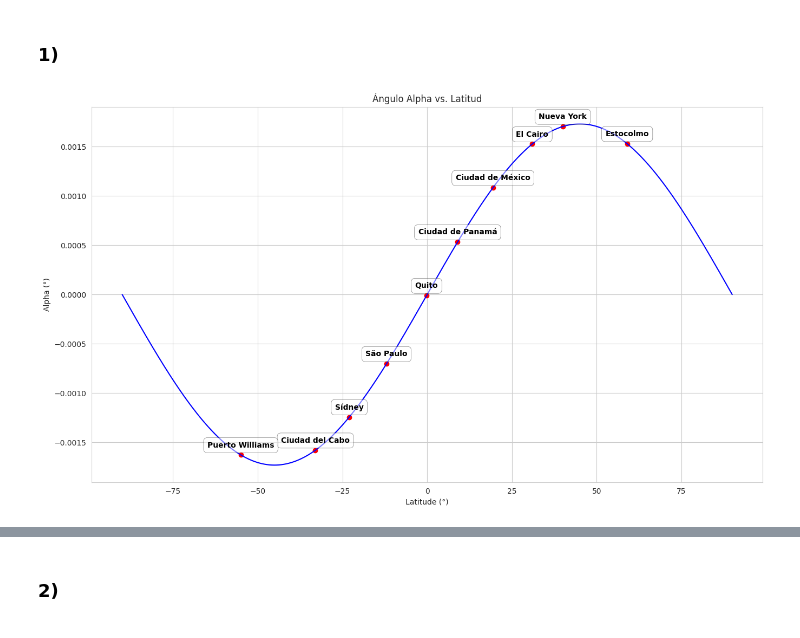
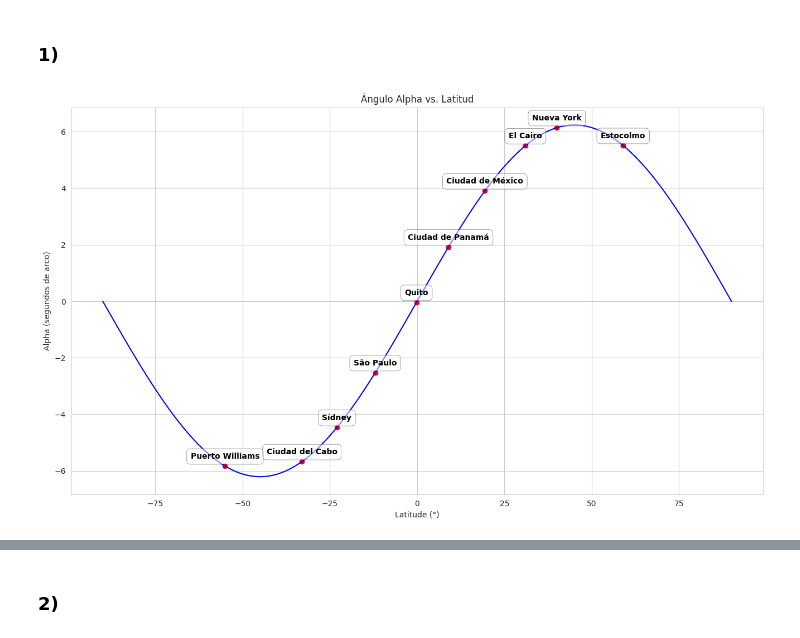
Before and after one commit to JsNcAr/University, a Jupyter notebook: Mechanics/Tarea_1.ipynb, the cells around one changed output, grey strips where cells are left out. Cells and saved outputs as stored; diff of their text form; code cells hidden in the pictures.

```diff
--- a/Mechanics/Tarea_1.ipynb
+++ b/Mechanics/Tarea_1.ipynb
@@ -25,18 +25,16 @@ import pandas as pd
 import math
 # %%
 # Initial data
-latitudes = np.linspace(-90, 90, 1000)
+latitudes = np.linspace(-90, 90, 1000) # Latitudes in arcseconds
 Omega = 7.2921150e-5  # Angular velocity of Earth (rad/s)
 R = 6371e3  # Earth's radius in meters
 g = 9.8  # Acceleration due to gravity (m/s^2)
-
-# Function to calculate the alpha angle
-def alpha(lat):
-    return Omega**2 * R * np.sin(lat * np.pi / 180) * np.cos(lat * np.pi / 180) / (g - Omega**2 * R * np.sin(lat * np.pi / 180)**2)
 # %%
 # Function to calculate the alpha angle
 def alpha(lat):
-    return Omega**2 * R * np.sin(lat * np.pi / 180) * np.cos(lat * np.pi / 180) / (g - Omega**2 * R * np.sin(lat * np.pi / 180)**2)
+    deg = Omega**2 * R * np.sin(lat * np.pi / 180) * np.cos(lat * np.pi / 180) / (g - Omega**2 * R * np.sin(lat * np.pi / 180))
+    arcsec = deg * 3600
+    return arcsec
 # %%
 # Important cities with latitude for the graph
 cities_list = [
@@ -58,29 +56,29 @@ df['Alpha'] = df['Latitude'].apply(alpha)
 # %%
 # Plotting the graph
 sns.set_style('whitegrid')
 plt.figure(figsize=(16, 9))
 plt.plot(latitudes, alpha(latitudes), color='blue')
 plt.scatter(df['Latitude'], df['Alpha'], color='red')
 
 # Add labels for each city point
 for index, row in df.iterrows():
     plt.text(
-        row['Latitude'], row['Alpha'] + 0.00006, row['City'],
+        row['Latitude'], row['Alpha'] + 0.2 , row['City'],
         fontsize=10, color='black', weight='bold',  # Adding 'weight' parameter
         horizontalalignment='center', verticalalignment='bottom',
         rotation_mode='anchor',
         bbox=dict(
             boxstyle='round', facecolor='white', alpha=0.5,
             edgecolor='black', pad=0.5, linewidth=0.5, linestyle='solid',
             joinstyle='round', capstyle='round'
         ),
         zorder=10, clip_on=True
     )
 
 plt.xlabel('Latitude (°)')
-plt.ylabel('Alpha (°)')
+plt.ylabel("Alpha (segundos de arco)")
 plt.title('Ángulo Alpha vs. Latitud')
 plt.savefig('alpha_vs_latitud.svg', format='svg', dpi=1200)
 plt.show()
 # %% [output]
-[figure, old version]
+[figure, new version]
```
Also changed, not shown: parts of 5 cells of this notebook, 2 other files.
